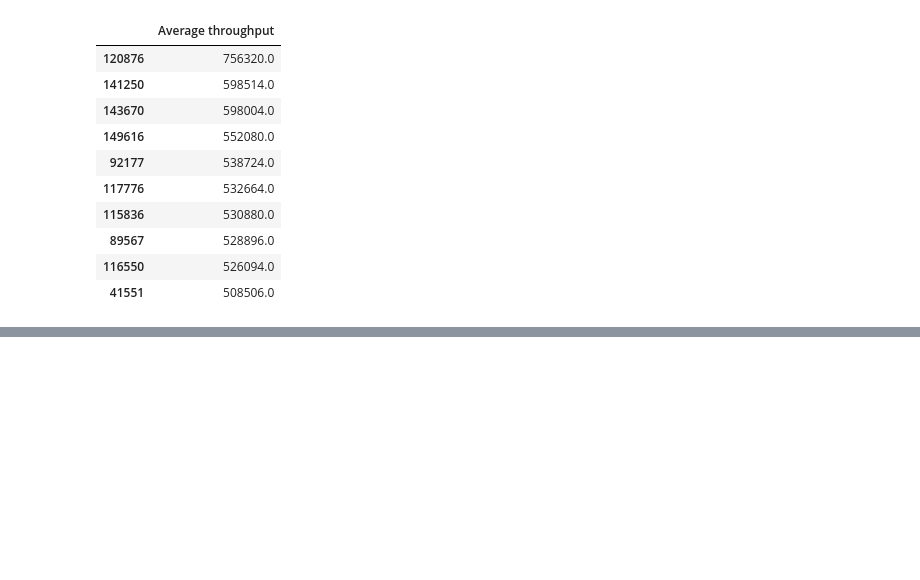
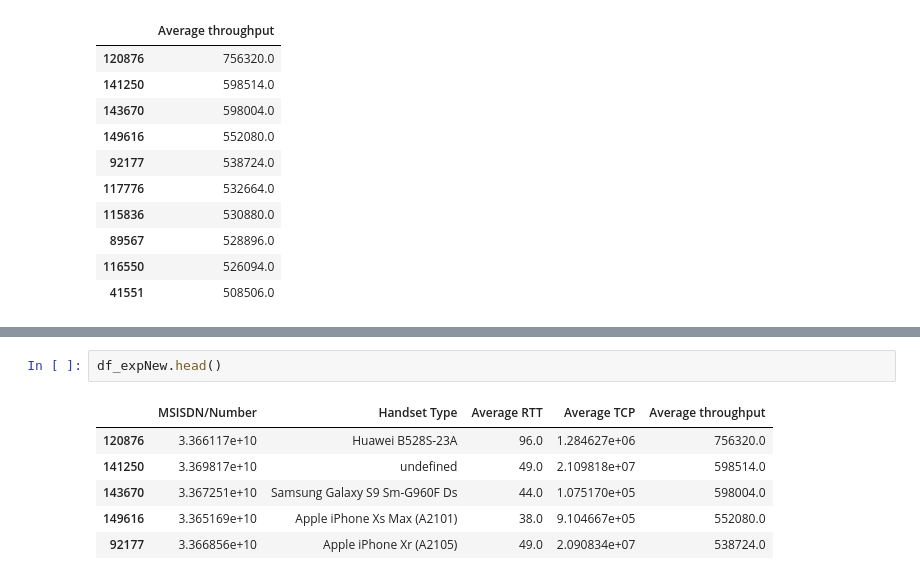
Before and after one commit to nahomHmichael/Telecom-User-Analytics, a Jupyter notebook: notebooks/experience_analysis.ipynb, the cells around one changed output, grey strips where cells are left out. Saved outputs shown, nothing was run; the diff lists cells and outputs as text; blank space fills up the shorter version.

```diff
--- a/notebooks/experience_analysis.ipynb
+++ b/notebooks/experience_analysis.ipynb
@@ -415,0 +497,9 @@ top10avgT.to_frame()
+# %%
+df_expNew.head()
+# %% [output]
+|  | MSISDN/Number | Handset Type | Average RTT | Average TCP | Average throughput |
+| 120876 | 3.366117e+10 | Huawei B528S-23A | 96.0 | 1.284627e+06 | 756320.0 |
+| 141250 | 3.369817e+10 | undefined | 49.0 | 2.109818e+07 | 598514.0 |
+| 143670 | 3.367251e+10 | Samsung Galaxy S9 Sm-G960F Ds | 44.0 | 1.075170e+05 | 598004.0 |
+| 149616 | 3.365169e+10 | Apple iPhone Xs Max (A2101) | 38.0 | 9.104667e+05 | 552080.0 |
+| 92177 | 3.366856e+10 | Apple iPhone Xr (A2105) | 49.0 | 2.090834e+07 | 538724.0 |
```
Also changed, not shown: parts of 13 cells of this notebook, 2 other files.
